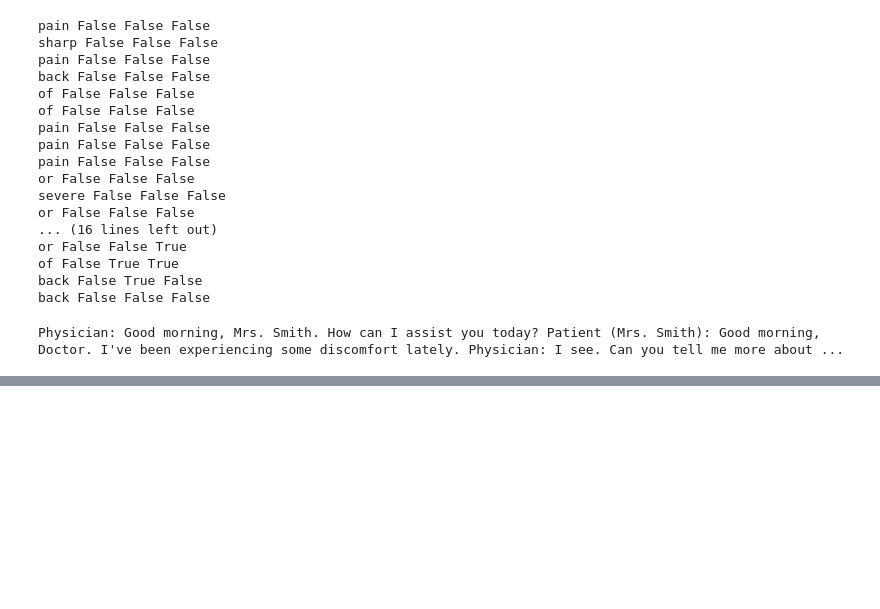
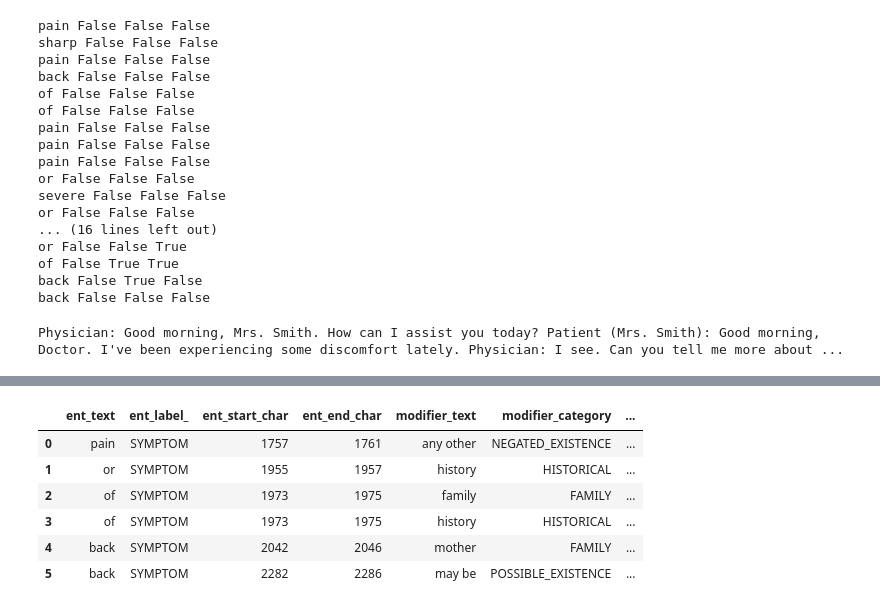
Before and after one commit to ravidu-hevaganinge/AI_Scribe, a Jupyter notebook: Targetrules+en_core_med7_trf.ipynb, the cells around one changed output, grey strips where cells are left out. Saved outputs shown, nothing was run; the diff lists cells and outputs as text; code cells hidden in the pictures; blank space fills up the shorter version.

```diff
--- a/Targetrules+en_core_med7_trf.ipynb
+++ b/Targetrules+en_core_med7_trf.ipynb
@@ -373,0 +452,13 @@ Physician: Good morning, Mrs. Smith. How can I assist you today? Patient (Mrs. S
+# %%
+context_data = doc._.context_data
+doc._.get_data("context", as_rows=True)[:2]
+context_df = doc._.to_dataframe("context")
+context_df
+# %% [output]
+|  | ent_text | ent_label_ | ent_start_char | ent_end_char | modifier_text | modifier_category | ... |
+| 0 | pain | SYMPTOM | 1757 | 1761 | any other | NEGATED_EXISTENCE | ... |
+| 1 | or | SYMPTOM | 1955 | 1957 | history | HISTORICAL | ... |
+| 2 | of | SYMPTOM | 1973 | 1975 | family | FAMILY | ... |
+| 3 | of | SYMPTOM | 1973 | 1975 | history | HISTORICAL | ... |
+| 4 | back | SYMPTOM | 2042 | 2046 | mother | FAMILY | ... |
+| 5 | back | SYMPTOM | 2282 | 2286 | may be | POSSIBLE_EXISTENCE | ... |
```
Also changed, not shown: parts of 6 cells of this notebook.
